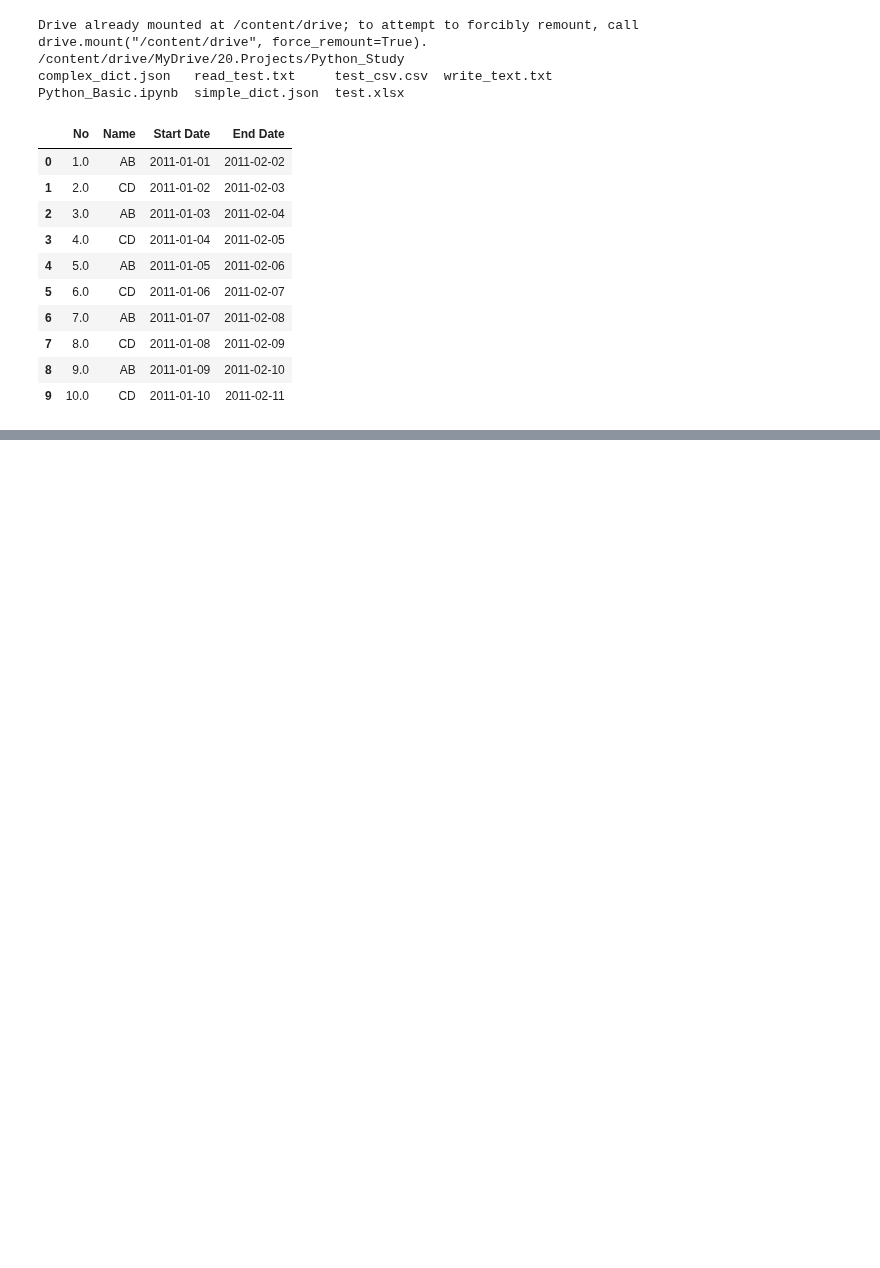
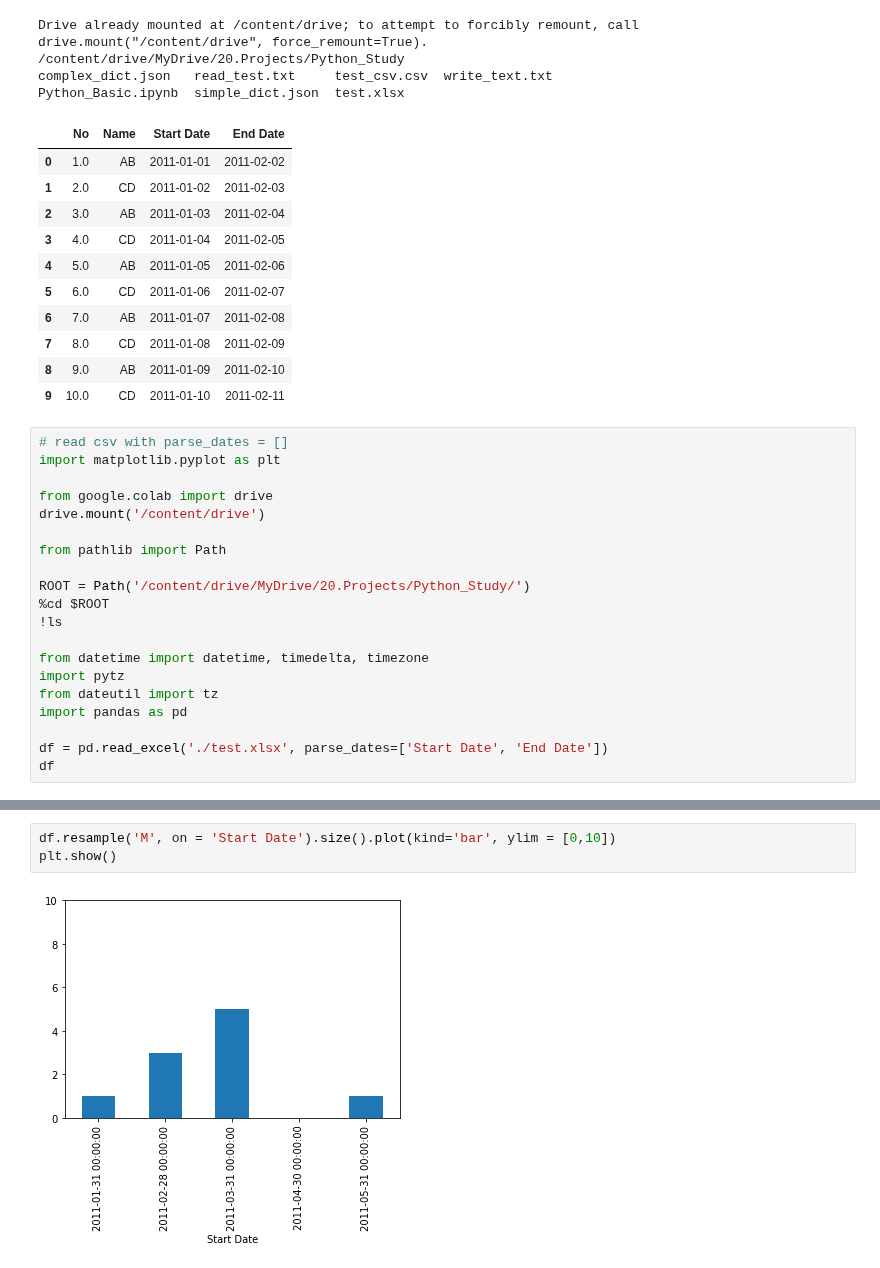
Before and after one commit to gabrielwithappy/python_study, a Jupyter notebook: Python_Basic.ipynb, the cells around one changed output, grey strips where cells are left out. Drawn from its saved outputs; the diff is of its cells as text; blank space fills up the shorter version.

Commit message:
grouping date by resample

```diff
--- a/Python_Basic.ipynb
+++ b/Python_Basic.ipynb
@@ -1792,3 +1792,23 @@ Python_Basic.ipynb  simple_dict.json  test.xlsx
 | 7 | 8.0 | CD | 2011-01-08 | 2011-02-09 |
 | 8 | 9.0 | AB | 2011-01-09 | 2011-02-10 |
 | 9 | 10.0 | CD | 2011-01-10 | 2011-02-11 |
+# %%
+# read csv with parse_dates = []
+import matplotlib.pyplot as plt
+
+from google.colab import drive
+drive.mount('/content/drive')
+
+from pathlib import Path
+
+ROOT = Path('/content/drive/MyDrive/20.Projects/Python_Study/')
+%cd $ROOT
+!ls
+
+from datetime import datetime, timedelta, timezone
+import pytz
+from dateutil import tz
+import pandas as pd
+
+df = pd.read_excel('./test.xlsx', parse_dates=['Start Date', 'End Date'])
+df
@@ -1794,0 +1831,5 @@ Python_Basic.ipynb  simple_dict.json  test.xlsx
+# %%
+df.resample('M', on = 'Start Date').size().plot(kind='bar', ylim = [0,10])
+plt.show()
+# %% [output]
+[figure, added]
```
Also changed, not shown: parts of 1 cell of this notebook.
